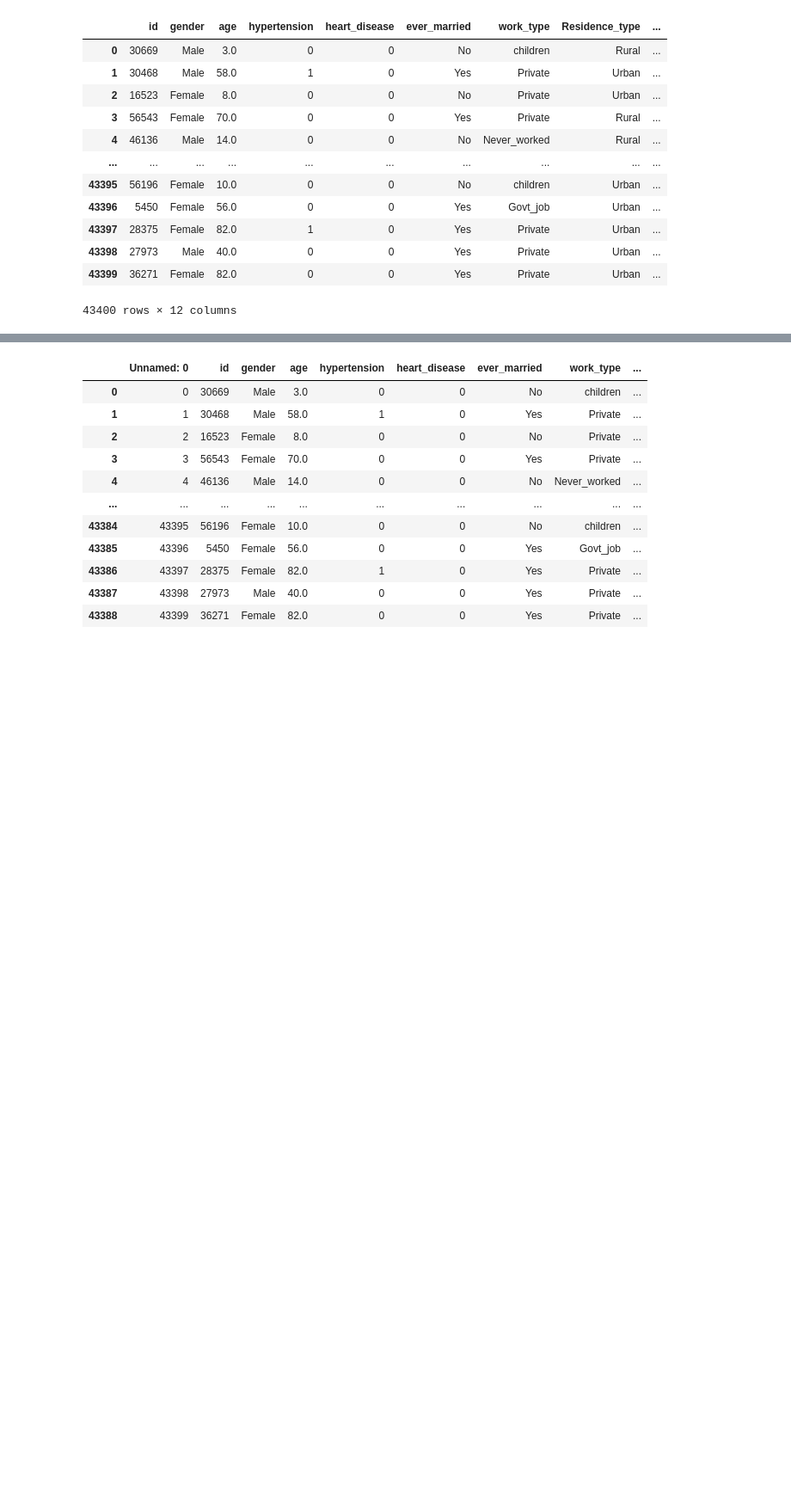
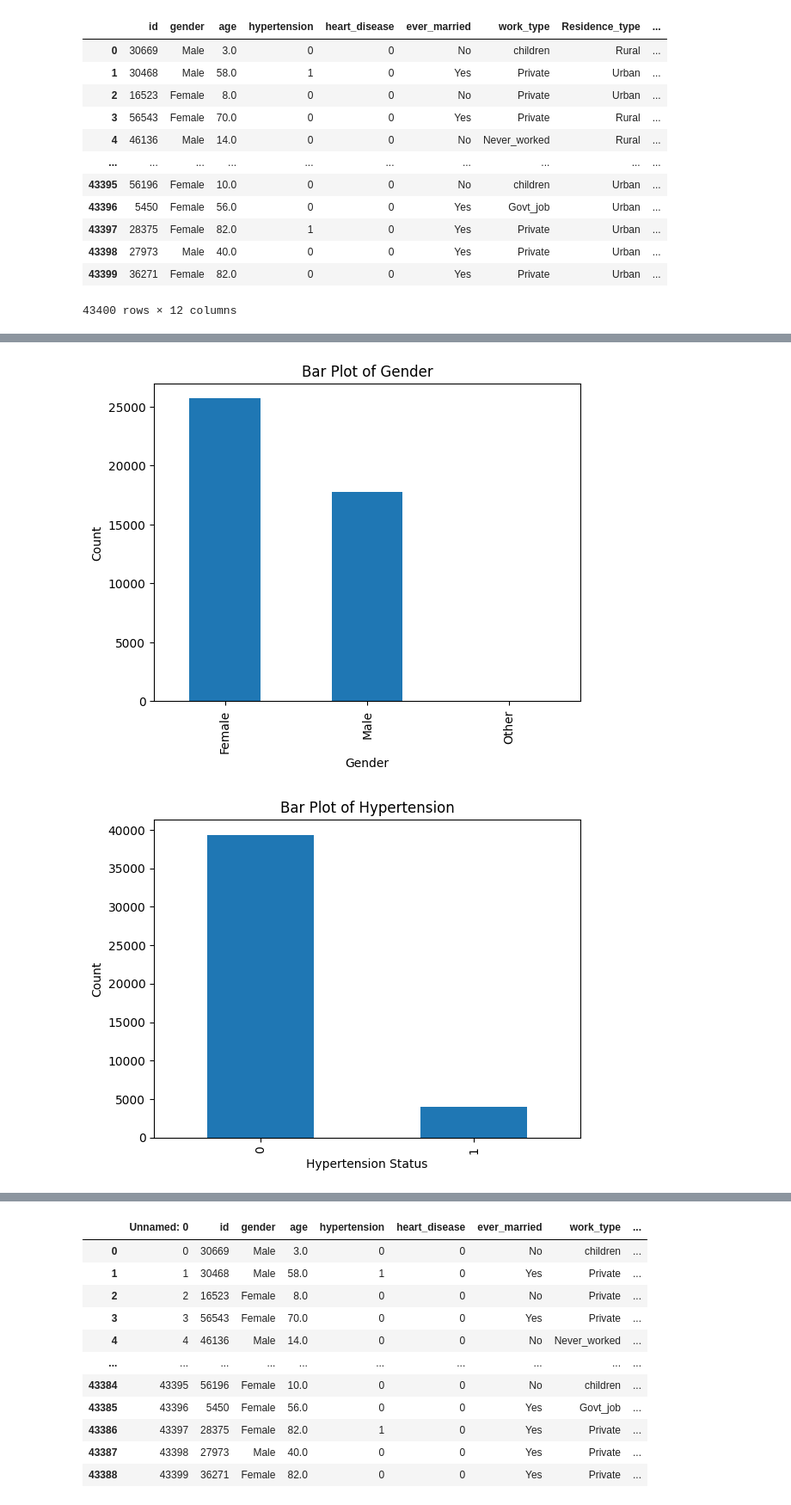
Before and after one commit to DavEspo/Stroke-Prediction, a Jupyter notebook: Phase2.ipynb, the cells around one changed output, grey strips where cells are left out. Shown at 86% size. Saved outputs shown, nothing was run; the diff lists cells and outputs as text; code cells hidden in the pictures; blank space fills up the shorter version.

```diff
--- a/Phase2.ipynb
+++ b/Phase2.ipynb
@@ -37,0 +328,55 @@ df
+# %%
+# Barplots for categorical features
+import pandas as pd
+import matplotlib.pyplot as plt
+
+df["gender"].value_counts().plot(kind='bar')
+plt.xlabel("Gender")
+plt.ylabel("Count")
+plt.title("Bar Plot of Gender")
+plt.show()
+
+df["hypertension"].value_counts().plot(kind='bar')
+plt.xlabel("Hypertension Status")
+plt.ylabel("Count")
+plt.title("Bar Plot of Hypertension")
+plt.show()
+
+df["heart_disease"].value_counts().plot(kind='bar')
+plt.xlabel("Heart Disease Status")
+plt.ylabel("Count")
+plt.title("Bar Plot of Heart Disease")
+plt.show()
+
+df["ever_married"].value_counts().plot(kind='bar')
+plt.xlabel("Marital Status")
+plt.ylabel("Count")
+plt.title("Bar Plot of Ever Married")
+plt.show()
+
+df["work_type"].value_counts().plot(kind='bar')
+plt.xlabel("Work Type")
+plt.ylabel("Count")
+plt.title("Bar Plot of Work Type")
+plt.show()
+
+df["Residence_type"].value_counts().plot(kind='bar')
+plt.xlabel("Residence Type")
+plt.ylabel("Count")
+plt.title("Bar Plot of Residence Type")
+plt.show()
+
+df["smoking_status"].value_counts().plot(kind='bar')
+plt.xlabel("Smoking Status")
+plt.ylabel("Count")
+plt.title("Bar Plot of Smoking Status")
+plt.show()
+
+df["stroke"].value_counts().plot(kind='bar')
+plt.xlabel("Stroke Status")
+plt.ylabel("Count")
+plt.title("Bar Plot of Stroke")
+plt.show()
+# %% [output]
+[figure, added]
+[figure, added]
```
Also changed, not shown: parts of 31 cells of this notebook.
